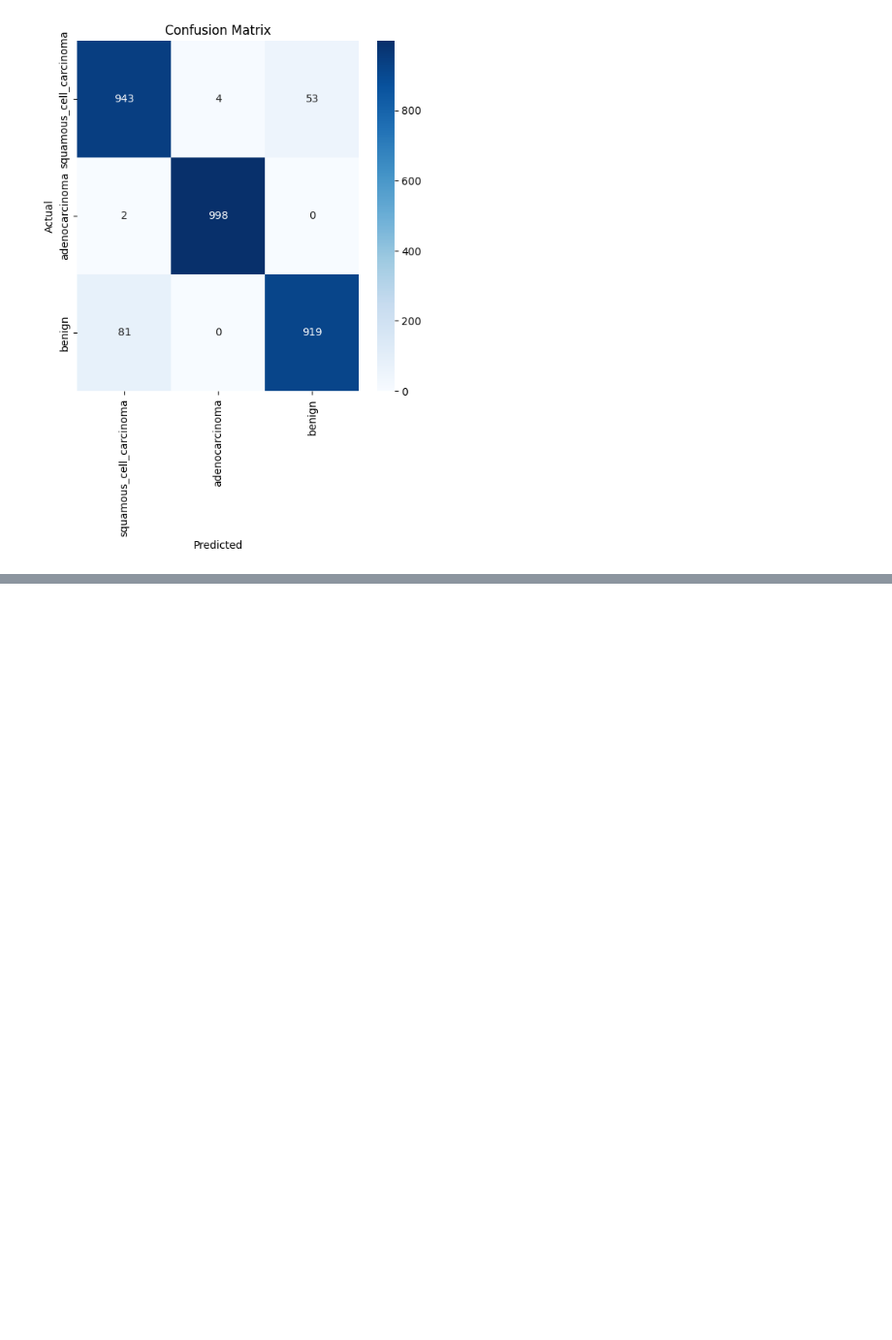
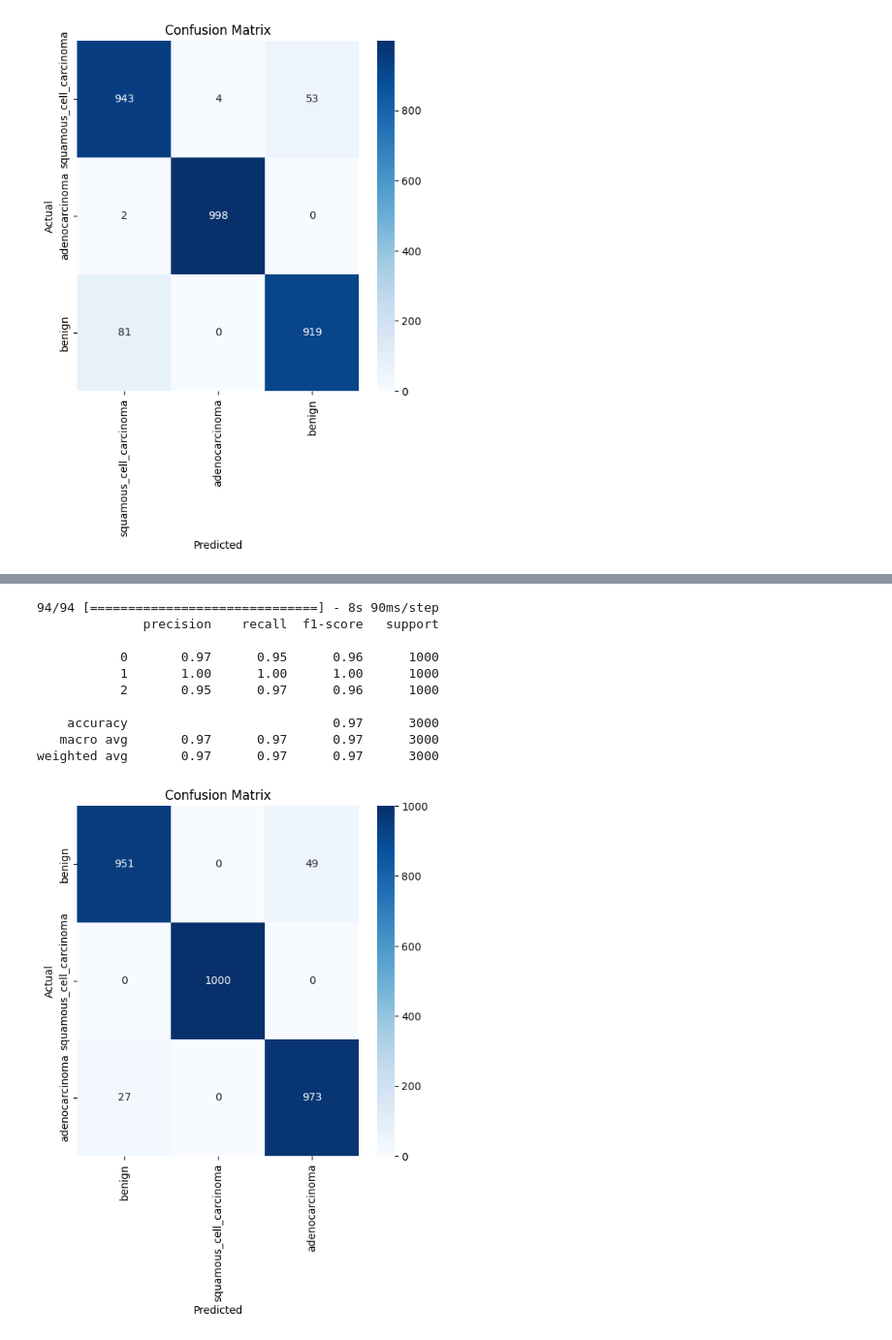
Before and after one commit to sgarnica1/ml-lung-cancer-classification, a Jupyter notebook: lung_cancer.ipynb, the cells around one changed output, grey strips where cells are left out. Shown at 97% size. Drawn from its saved outputs; the diff is of its cells as text; code cells hidden in the pictures; blank space fills up the shorter version.

```diff
--- a/lung_cancer.ipynb
+++ b/lung_cancer.ipynb
@@ -497,0 +652,32 @@ weighted avg       0.95      0.95      0.95      3000
+# %%
+# Evaluate Model
+y_pred = np.argmax(model.predict(test_generator), axis=1)
+y_val = test_generator.classes
+print(classification_report(y_val, y_pred))
+
+#  Confusion Matrix
+plt.figure(figsize=(6, 6))
+sns.heatmap(
+    confusion_matrix(y_val, y_pred),
+    annot=True,
+    fmt="d",
+    cmap="Blues",
+    xticklabels=unique_labels,
+    yticklabels=unique_labels,
+)
+plt.xlabel("Predicted")
+plt.ylabel("Actual")
+plt.title("Confusion Matrix")
+plt.show()
+# %% [output]
+94/94 [==============================] - 8s 90ms/step
+              precision    recall  f1-score   support
+
+           0       0.97      0.95      0.96      1000
+           1       1.00      1.00      1.00      1000
+           2       0.95      0.97      0.96      1000
+
+    accuracy                           0.97      3000
+   macro avg       0.97      0.97      0.97      3000
+weighted avg       0.97      0.97      0.97      3000
+[figure, added]
```
Also changed, not shown: parts of 11 cells of this notebook.
